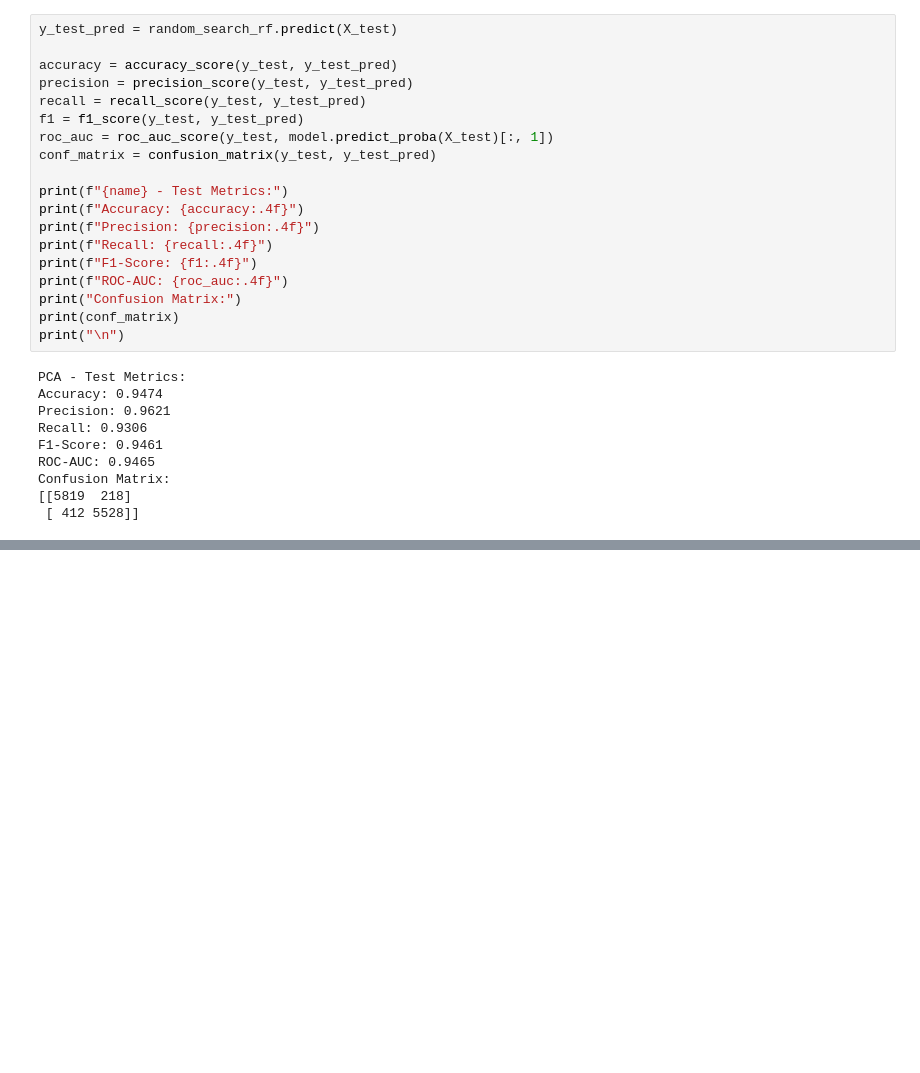
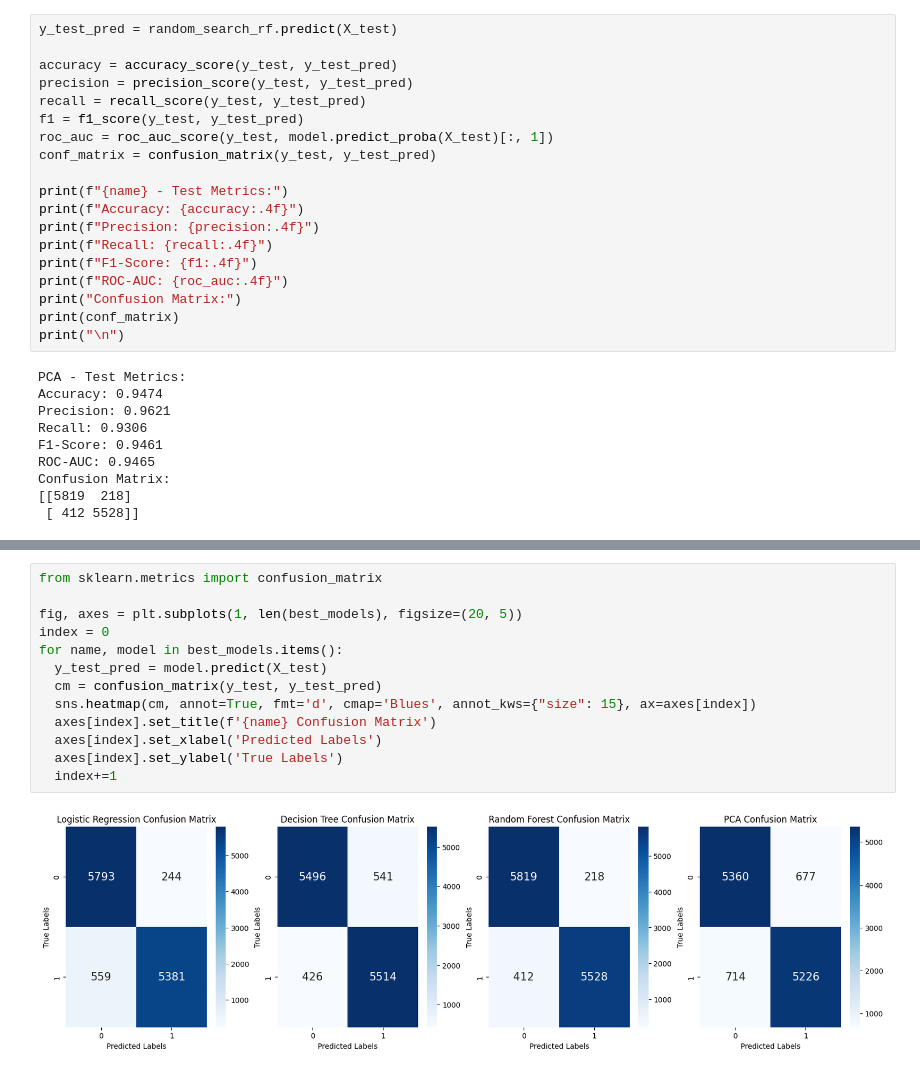
Before and after one commit to akib1162100/ML_base, a Jupyter notebook: Assign_4.ipynb, the cells around one changed output, grey strips where cells are left out. Drawn from its saved outputs; the diff is of its cells as text; blank space fills up the shorter version.

```diff
--- a/Assign_4.ipynb
+++ b/Assign_4.ipynb
@@ -543,0 +563,15 @@ Confusion Matrix:
+# %%
+from sklearn.metrics import confusion_matrix
+
+fig, axes = plt.subplots(1, len(best_models), figsize=(20, 5))
+index = 0
+for name, model in best_models.items():
+  y_test_pred = model.predict(X_test)
+  cm = confusion_matrix(y_test, y_test_pred)
+  sns.heatmap(cm, annot=True, fmt='d', cmap='Blues', annot_kws={"size": 15}, ax=axes[index])
+  axes[index].set_title(f'{name} Confusion Matrix')
+  axes[index].set_xlabel('Predicted Labels')
+  axes[index].set_ylabel('True Labels')
+  index+=1
+# %% [output]
+[figure, added]
```
Also changed, not shown: parts of 3 cells of this notebook.
